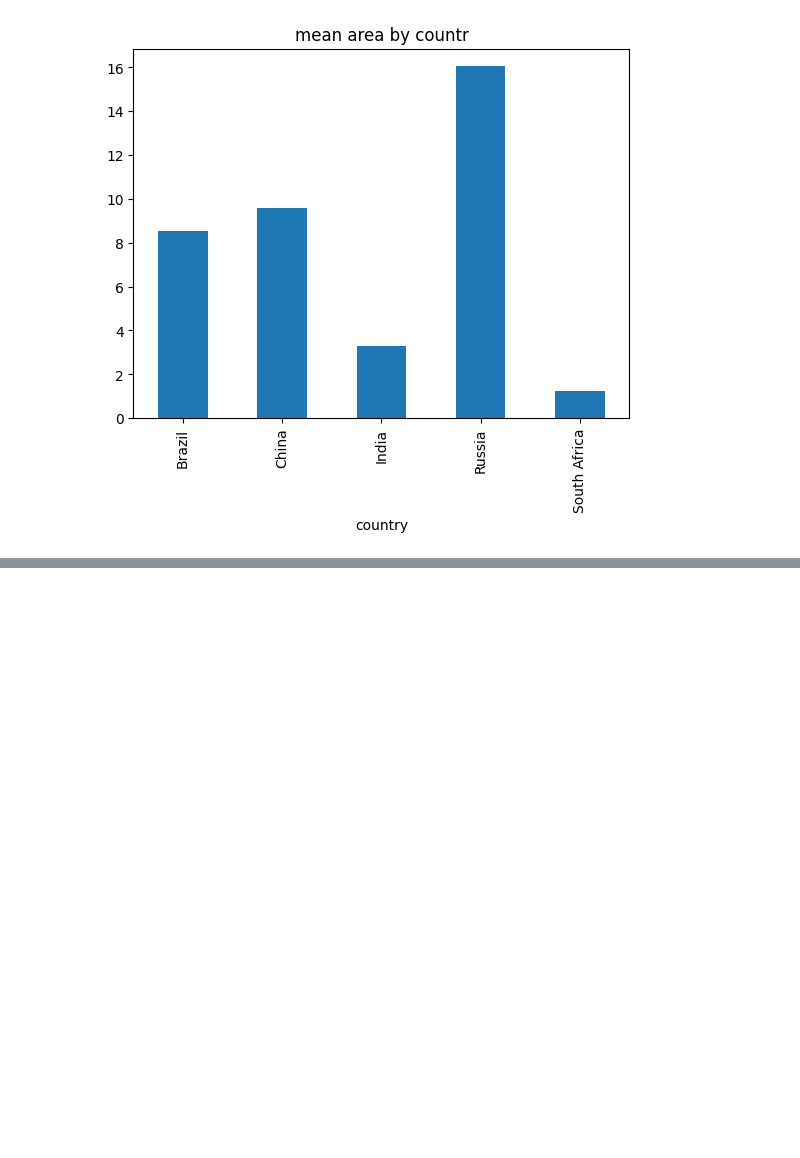
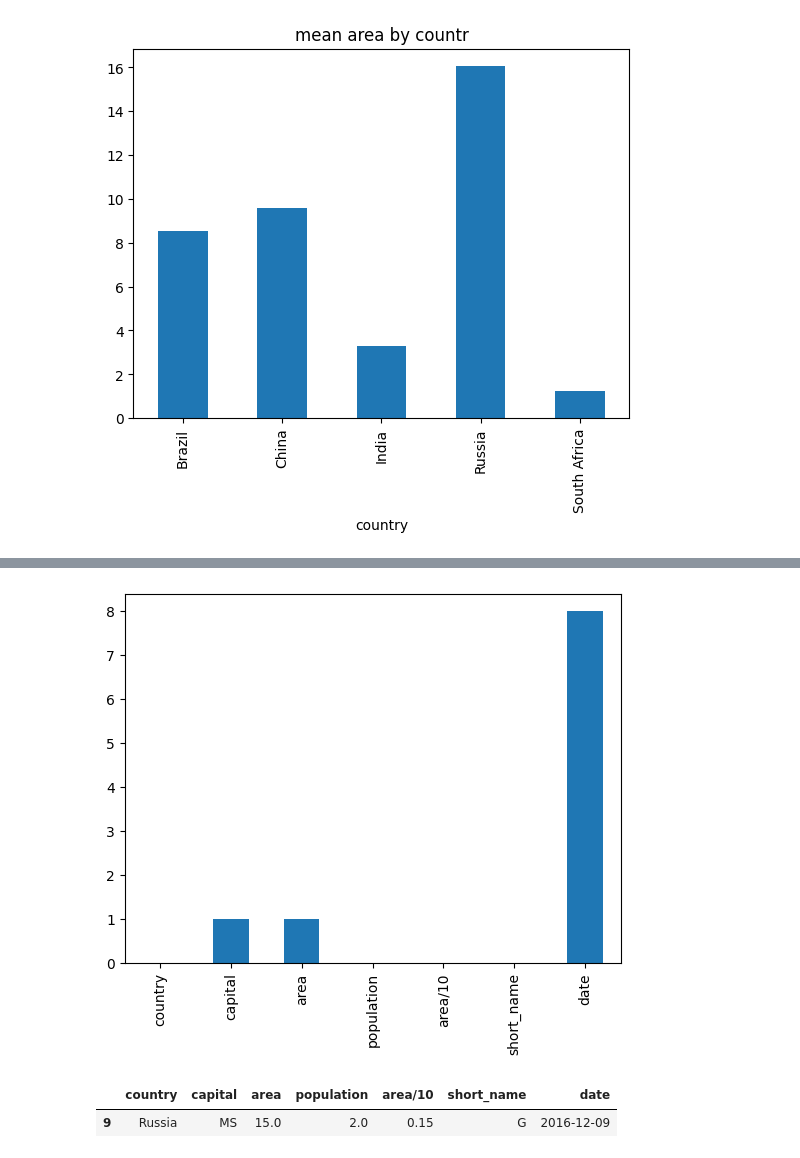
Before and after one commit to magannamazur/Codewars, a Jupyter notebook: DataCamp/d_pandas.ipynb, the cells around one changed output, grey strips where cells are left out. Drawn from its saved outputs; the diff is of its cells as text; code cells hidden in the pictures; blank space fills up the shorter version.

```diff
--- a/DataCamp/d_pandas.ipynb
+++ b/DataCamp/d_pandas.ipynb
@@ -772,0 +786,13 @@ brics_date.plot(use_index=True, y = 'area', kind = 'line')
+# %%
+m2= {'country':['Brazil', 'Russia'],
+        'capital':[np.nan, 'MS'],
+      'area':[np.nan, 15],
+     'population':[200.40,2],
+     'area/10':[0.8516, 0.15],
+     'short_name':['C', 'G'],
+     'date':['2016-12-09', '2016-12-09']
+       }
+m2 = pd.DataFrame(m2)
+brics_missing = pd.concat([brics_date, m2], ignore_index = True)
+brics_missing.reset_index()
+brics_missing
@@ -772,0 +848,11 @@ brics_date.plot(use_index=True, y = 'area', kind = 'line')
+# %%
+brics_missing.isna().sum().plot(kind = 'bar')
+plt.show()
+# %% [output]
+[figure, added]
+# %%
+brics_missing_drop = brics_missing.dropna()
+brics_missing_drop
+# %% [output]
+|  | country | capital | area | population | area/10 | short_name | date |
+| 9 | Russia | MS | 15.0 | 2.0 | 0.15 | G | 2016-12-09 |
```
Also changed, not shown: parts of 17 cells of this notebook.
